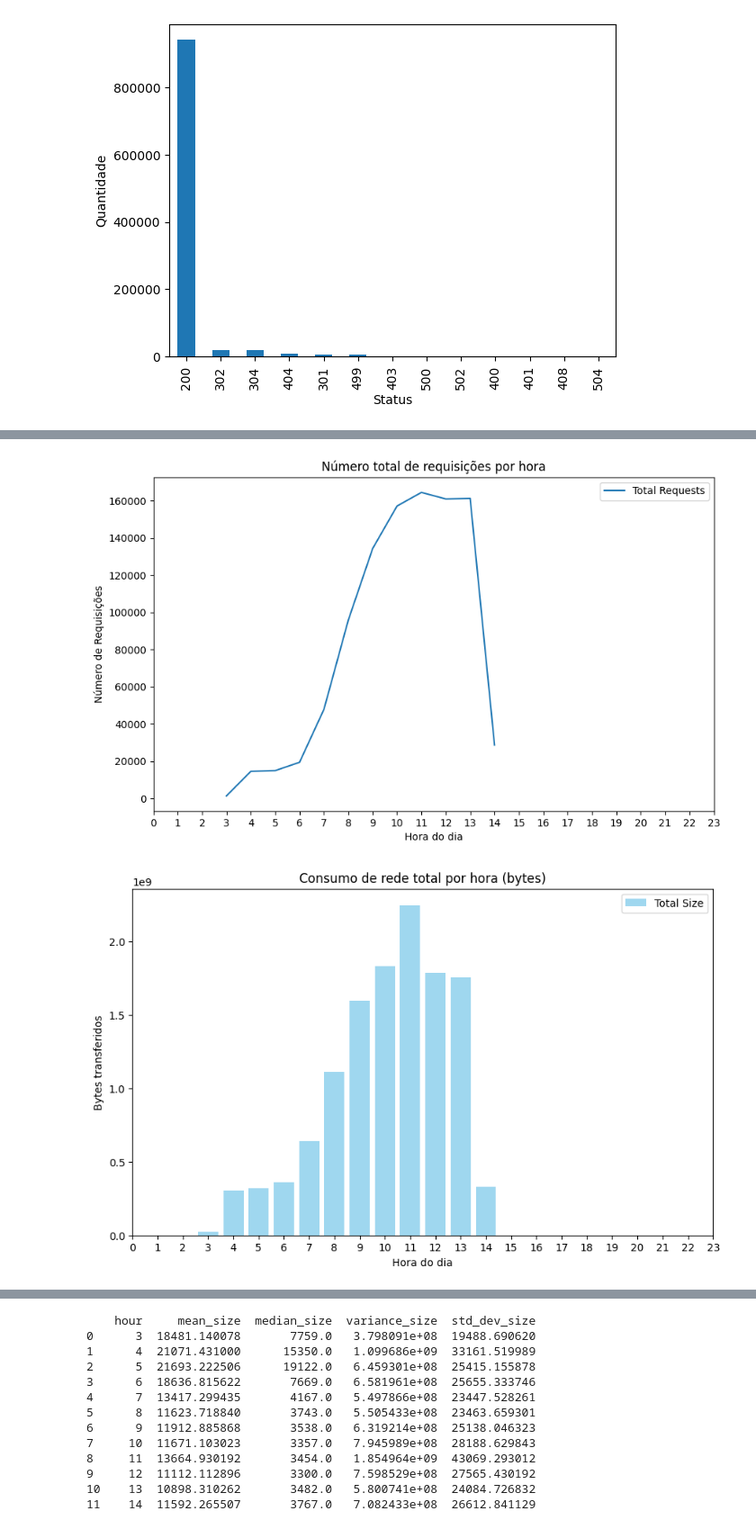
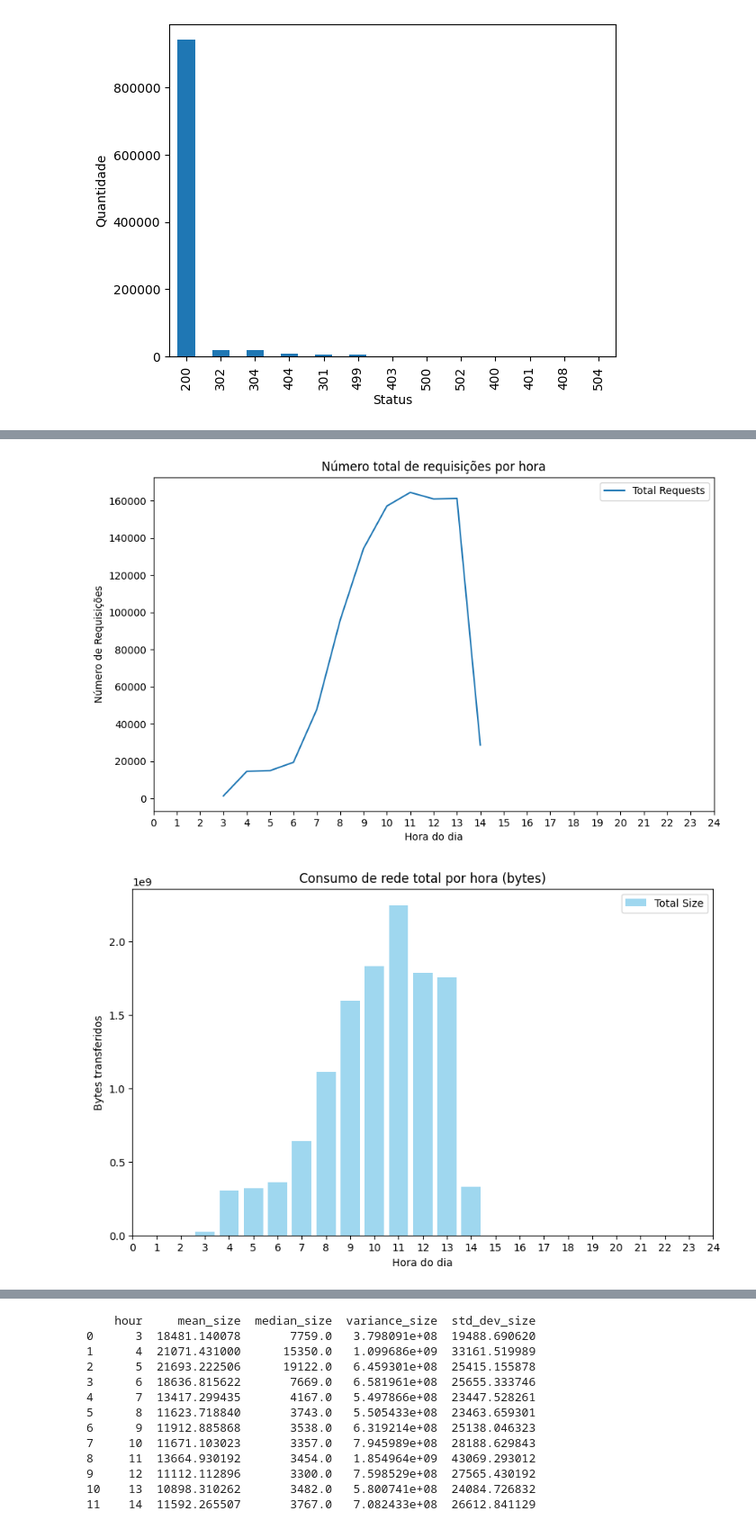
Before and after one commit to lcsvillela/CMP223, a Jupyter notebook: CMP223_WebAccessLog.ipynb, the cells around one changed output, grey strips where cells are left out. Shown: that part at 90% size. Drawn from its saved outputs; the diff is of its cells as text; code cells hidden in the pictures.

```diff
--- a/CMP223_WebAccessLog.ipynb
+++ b/CMP223_WebAccessLog.ipynb
@@ -307,7 +307,7 @@ plt.plot(hourly_grouped['hour'], hourly_grouped['total_requests'], label='Total
 plt.title('Número total de requisições por hora')
 plt.xlabel('Hora do dia')
 plt.ylabel('Número de Requisições')
-plt.xticks(range(0, 24))
+plt.xticks(range(0, 25))
 plt.legend()
 plt.show()
 
@@ -317,7 +317,7 @@ plt.bar(hourly_grouped['hour'], hourly_grouped['total_size'], color='skyblue', a
 plt.title('Consumo de rede total por hora (bytes)')
 plt.xlabel('Hora do dia')
 plt.ylabel('Bytes transferidos')
-plt.xticks(range(0, 24))
+plt.xticks(range(0, 25))
 plt.legend()
 plt.show()
 
@@ -326,35 +326,35 @@ plt.figure(figsize=(10, 6))
 plt.plot(hourly_grouped['hour'], hourly_grouped['status_500'], label='Status 500', color='gray')
 plt.plot(hourly_grouped['hour'], hourly_grouped['status_304'], label='Status 304', color='gray')
 plt.plot(hourly_grouped['hour'], hourly_grouped['status_302'], label='Status 302', color='gray')
 plt.plot(hourly_grouped['hour'], hourly_grouped['status_404'], label='Status 404', color='gray')
 plt.plot(hourly_grouped['hour'], hourly_grouped['status_301'], label='Status 301', color='blue')
 plt.plot(hourly_grouped['hour'], hourly_grouped['status_499'], label='Status 499', color='gray')
 plt.plot(hourly_grouped['hour'], hourly_grouped['status_403'], label='Status 403', color='gray')
 plt.plot(hourly_grouped['hour'], hourly_grouped['status_502'], label='Status 502', color='yellow')
 plt.plot(hourly_grouped['hour'], hourly_grouped['status_400'], label='Status 400', color='purple')
 plt.plot(hourly_grouped['hour'], hourly_grouped['status_401'], label='Status 401', color='black')
 plt.plot(hourly_grouped['hour'], hourly_grouped['status_408'], label='Status 408', color='gray')
 plt.plot(hourly_grouped['hour'], hourly_grouped['status_504'], label='Status 504', color='gray')
 plt.plot(hourly_grouped['hour'], hourly_grouped['status_405'], label='Status 405', color='gray')
 plt.plot(hourly_grouped['hour'], hourly_grouped['status_206'], label='Status 206', color='gray')
-plt.plot(hourly_grouped['hour'], hourly_grouped['status_206'], label='Status 200', color='green')
+plt.plot(hourly_grouped['hour'], hourly_grouped['status_200'], label='Status 200', color='green')
 
 plt.plot(hourly_grouped['hour'], hourly_grouped['status_401'], label='Status 401', color='orange')
 plt.title('Distribuição dos status HTTP por hora')
 plt.xlabel('Hora do dia')
 plt.ylabel('Número de ocorrências')
-plt.xticks(range(0, 24))
+plt.xticks(range(0, 25))
 plt.legend()
 plt.show()
 
 hourly_summary = new_logs_df.groupby('hour').agg(
     mean_size=('size', 'mean'),
     median_size=('size', 'median'),
     variance_size=('size', 'var'),
-    std_dev_size=('size', 'std')  # Adiciona o desvio padrão
+    std_dev_size=('size', 'std')
 ).reset_index()
 
 print(hourly_summary)
 # %% [output]
-[figure, old version]
+[figure, new version]
-[figure, old version]
+[figure, new version]
```
Also changed, not shown: parts of 1 cell of this notebook.
